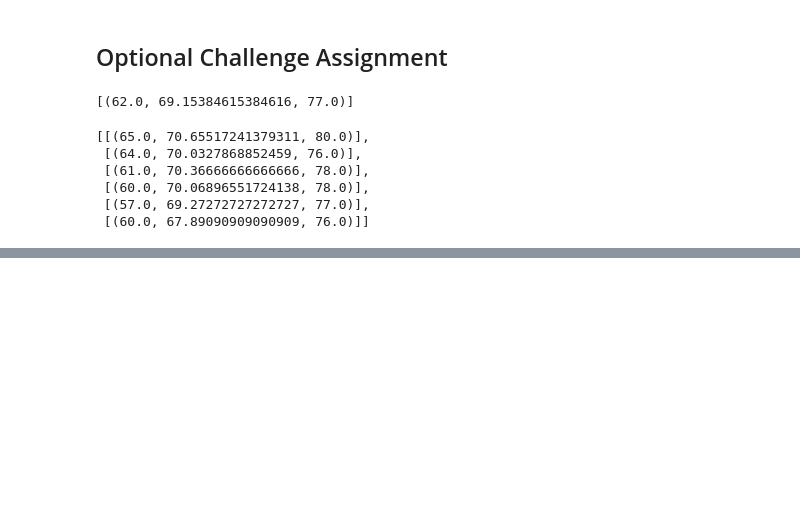
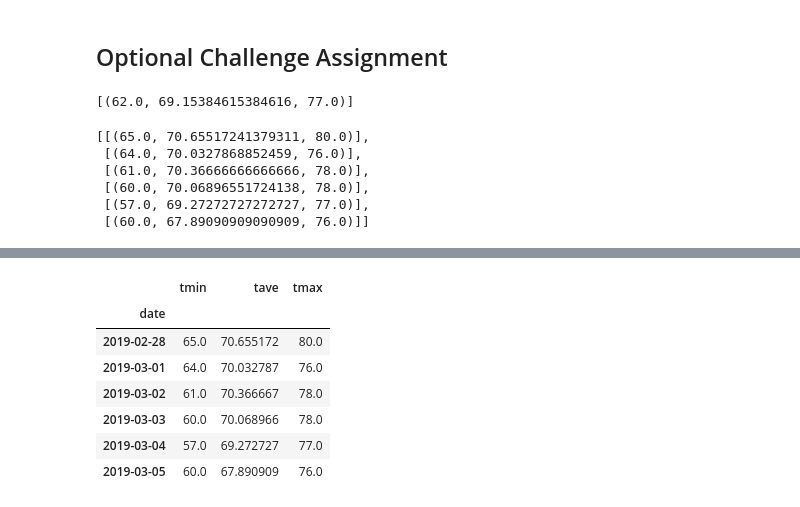
Before and after one commit to JeClarke05/SQL_Alchemy, a Jupyter notebook: climate_starter.ipynb, the cells around one changed output, grey strips where cells are left out. Cells and saved outputs as stored; diff of their text form; code cells hidden in the pictures; blank space fills up the shorter version.

```diff
--- a/climate_starter.ipynb
+++ b/climate_starter.ipynb
@@ -376,0 +357,28 @@ Trip_norms = pd.DataFrame(list(zip(dates_list, tmin, tave, tmax)),
+# %%
+# Load the previous query results into a Pandas DataFrame and add the `trip_dates` range as the `date` index
+# Unravel normals list
+normals = list(np.ravel(normals))
+
+#break out tmin, tave, and tmax to assemble DF
+tmin = [normals[0], normals[3], normals[6], normals[9], normals[12], normals[15]]
+tave = [normals[1], normals[4], normals[7], normals[10], normals[13], normals[16]]
+tmax = [normals[2], normals[5], normals[8], normals[11], normals[14], normals[17]]
+
+#create dataframe
+t_norms = pd.DataFrame(
+    {'date': dates_list,
+     'tmin': tmin,
+     'tave': tave,
+     'tmax': tmax
+    })
+t_norms.set_index('date', inplace= True)
+t_norms
+# %% [output]
+|  | tmin | tave | tmax |
+| date |  |  |  |
+| 2019-02-28 | 65.0 | 70.655172 | 80.0 |
+| 2019-03-01 | 64.0 | 70.032787 | 76.0 |
+| 2019-03-02 | 61.0 | 70.366667 | 78.0 |
+| 2019-03-03 | 60.0 | 70.068966 | 78.0 |
+| 2019-03-04 | 57.0 | 69.272727 | 77.0 |
+| 2019-03-05 | 60.0 | 67.890909 | 76.0 |
```
Also changed, not shown: parts of 4 cells of this notebook.
